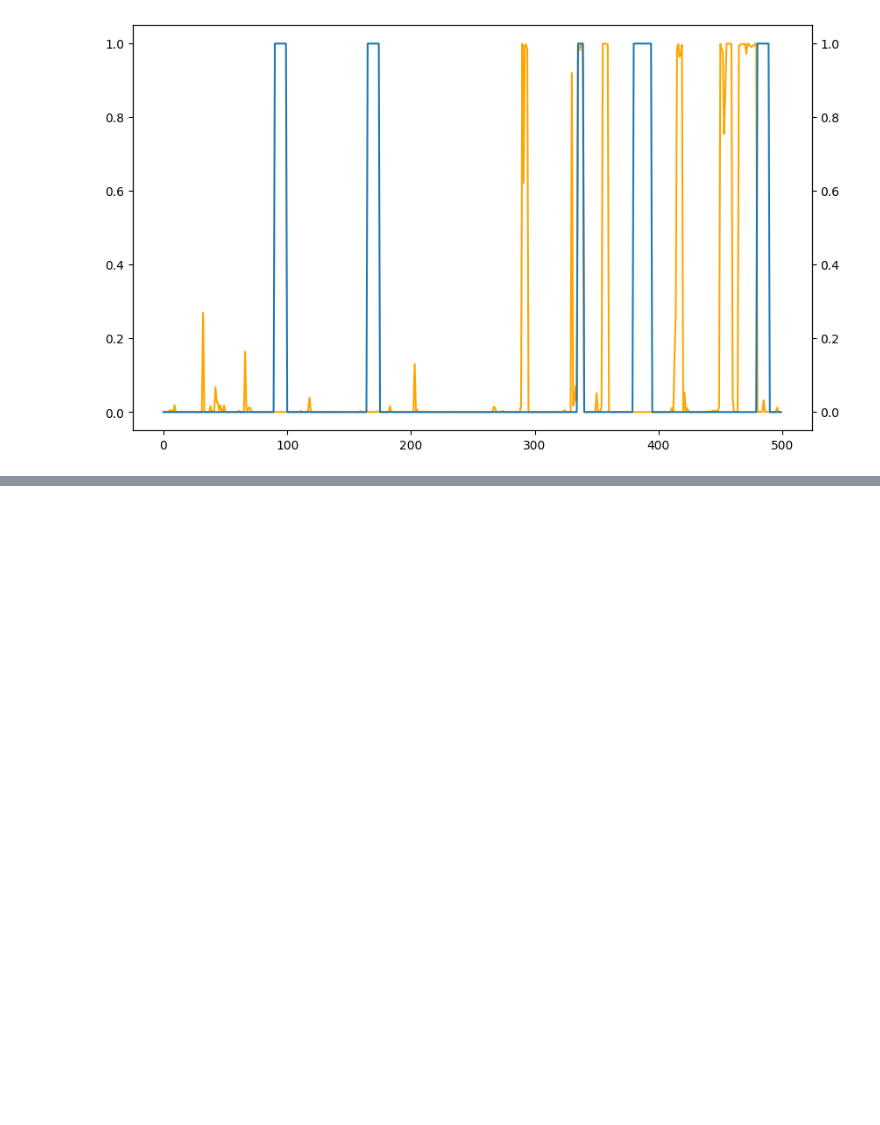
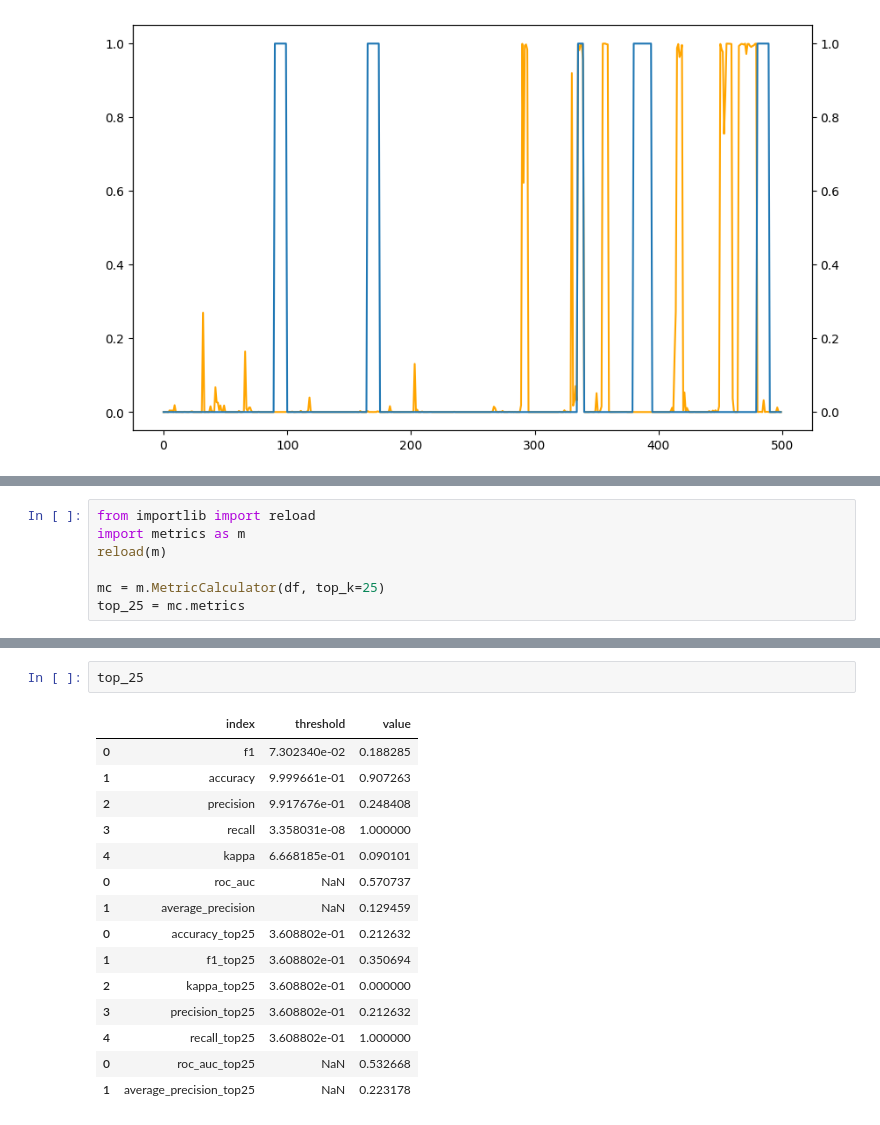
Before and after one commit to auto-shorts/youtube-downloader, a Jupyter notebook: notebooks/preds_labels.ipynb, the cells around one changed output, grey strips where cells are left out. Saved outputs shown, nothing was run; the diff lists cells and outputs as text; blank space fills up the shorter version.

```diff
--- a/notebooks/preds_labels.ipynb
+++ b/notebooks/preds_labels.ipynb
@@ -46,0 +92,7 @@ reload(m)
+# %%
+from importlib import reload
+import metrics as m
+reload(m)
+
+mc = m.MetricCalculator(df, top_k=25)
+top_25 = mc.metrics
@@ -47,3 +108,21 @@ reload(m)
+# %%
+top_25
+# %% [output]
+|  | index | threshold | value |
+| 0 | f1 | 7.302340e-02 | 0.188285 |
+| 1 | accuracy | 9.999661e-01 | 0.907263 |
+| 2 | precision | 9.917676e-01 | 0.248408 |
+| 3 | recall | 3.358031e-08 | 1.000000 |
+| 4 | kappa | 6.668185e-01 | 0.090101 |
+| 0 | roc_auc | NaN | 0.570737 |
+| 1 | average_precision | NaN | 0.129459 |
+| 0 | accuracy_top25 | 3.608802e-01 | 0.212632 |
+| 1 | f1_top25 | 3.608802e-01 | 0.350694 |
+| 2 | kappa_top25 | 3.608802e-01 | 0.000000 |
+| 3 | precision_top25 | 3.608802e-01 | 0.212632 |
+| 4 | recall_top25 | 3.608802e-01 | 1.000000 |
+| 0 | roc_auc_top25 | NaN | 0.532668 |
+| 1 | average_precision_top25 | NaN | 0.223178 |
 # %%
 all_metrics = []
 for highlight_rt in ['preds_labels_10_perc',
```
Also changed, not shown: parts of 9 cells of this notebook, 2 other files.
